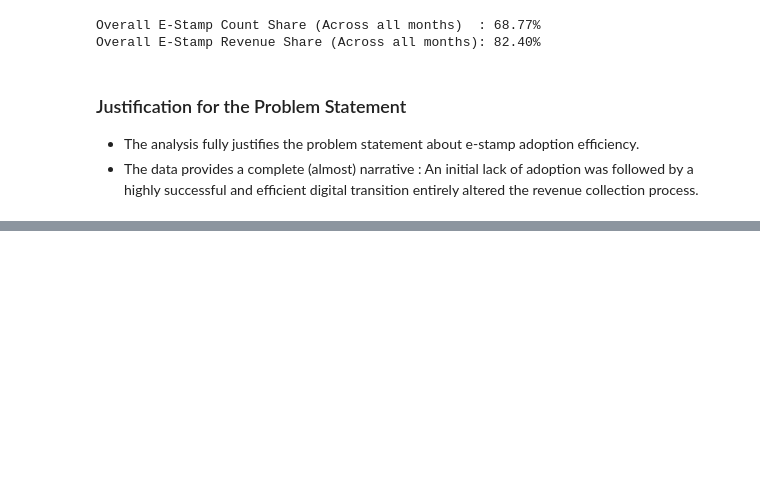
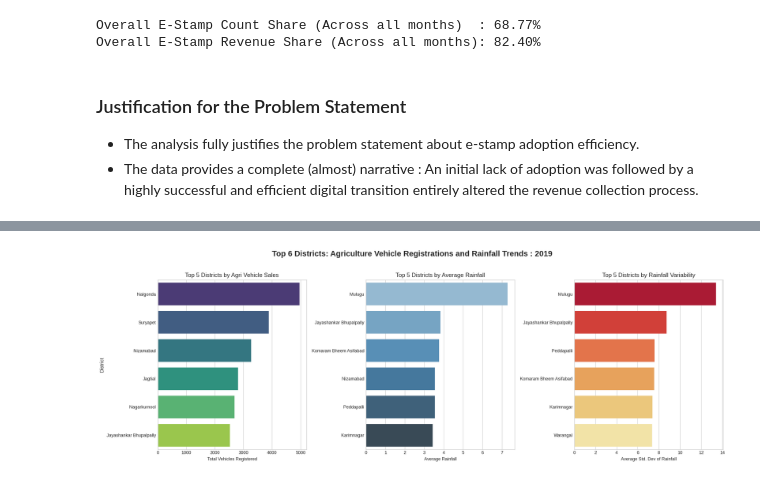
Before and after one commit to jishnukoliyadan/Telangana-Inclusive-Growth-Analysis, a Jupyter notebook: 05_Insight_Report.ipynb, the cells around one changed output, grey strips where cells are left out. Drawn from its saved outputs; the diff is of its cells as text; code cells hidden in the pictures; blank space fills up the shorter version.

```diff
--- a/05_Insight_Report.ipynb
+++ b/05_Insight_Report.ipynb
@@ -424,0 +480,22 @@ Overall E-Stamp Revenue Share (Across all months): 82.40%
+# %%
+def get_district_agri_summary(df: pd.DataFrame, year:int|None = None) -> pd.DataFrame:
+    if isinstance(year, int) and 2019 <= year <= 2024:
+        return df.query('Year == @year').groupby(
+                        'District')['vClass_Agriculture'].agg('sum').reset_index()
+    return df.groupby('District')['vClass_Agriculture'].agg('sum').reset_index()
+# %%
+def get_district_weather_summary(df: pd.DataFrame, year:int|None = None) -> pd.DataFrame:
+    if isinstance(year, int) and 2019 <= year <= 2024:
+        return df.query('Year == @year').groupby(
+                        'District')[['RainFall', 'Std_Rainfall']].agg('mean').reset_index()
+    return df.groupby('District')[['RainFall', 'Std_Rainfall']].agg('mean').reset_index()
+# %%
+def plot_year_trend_chart(year, head):
+
+    # Aggregate data to a district-wise summary for the entire period
+    district_agri_summary = get_district_agri_summary(df = rta_DF, year = year)
+    district_weather_summary = get_district_weather_summary(df = Weather_DF,
+                                                            year = year)
+    subplot_bar_chart(agri_dataframe = district_agri_summary, year = year,
+                      weather_dataframe = district_weather_summary,
+                      HEAD = head, fontsize = 12)
@@ -424,0 +507,4 @@ Overall E-Stamp Revenue Share (Across all months): 82.40%
+# %%
+plot_year_trend_chart(year = 2019, head = 6)
+# %% [output]
+[figure, added]
```
Also changed, not shown: parts of 19 cells of this notebook.
